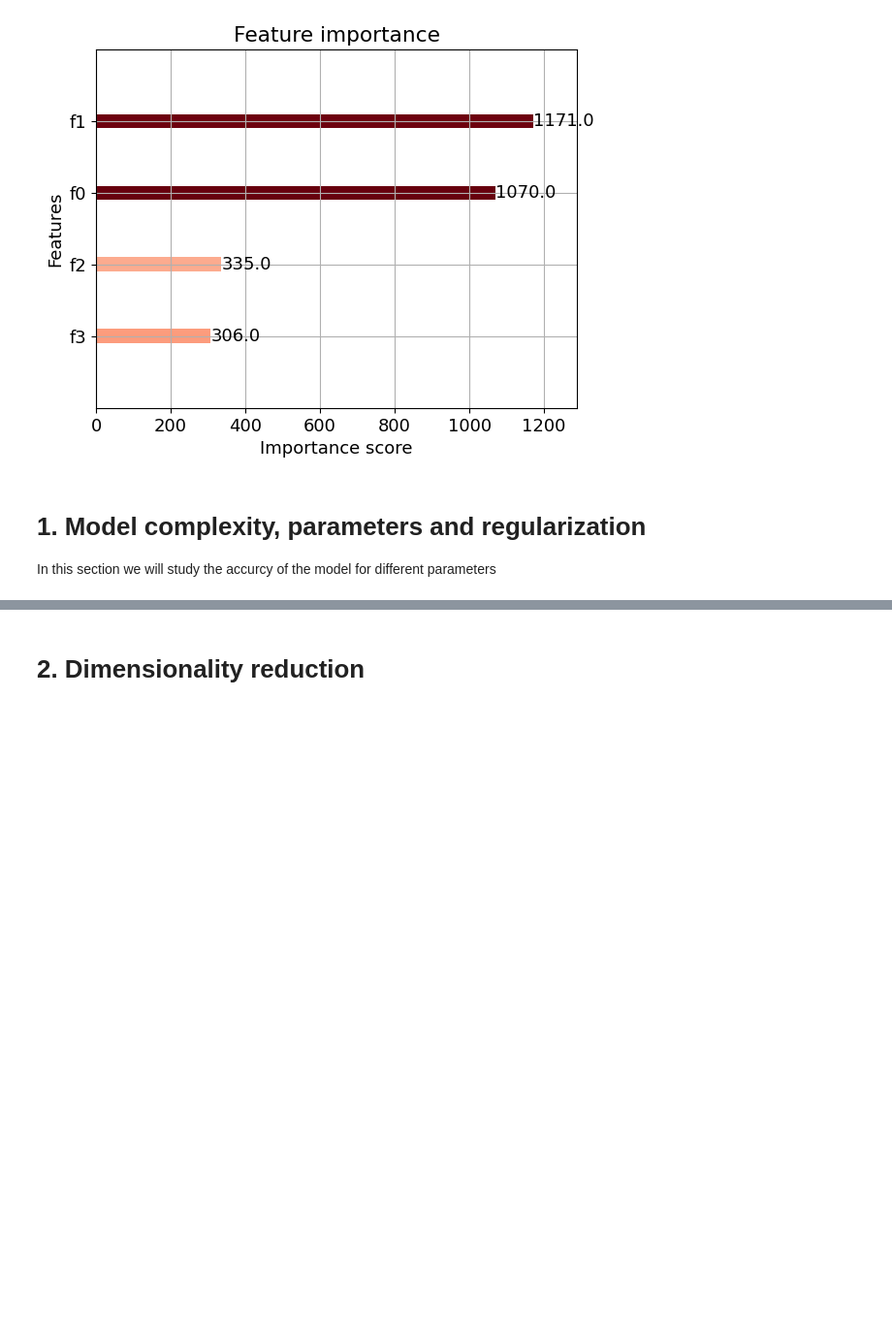
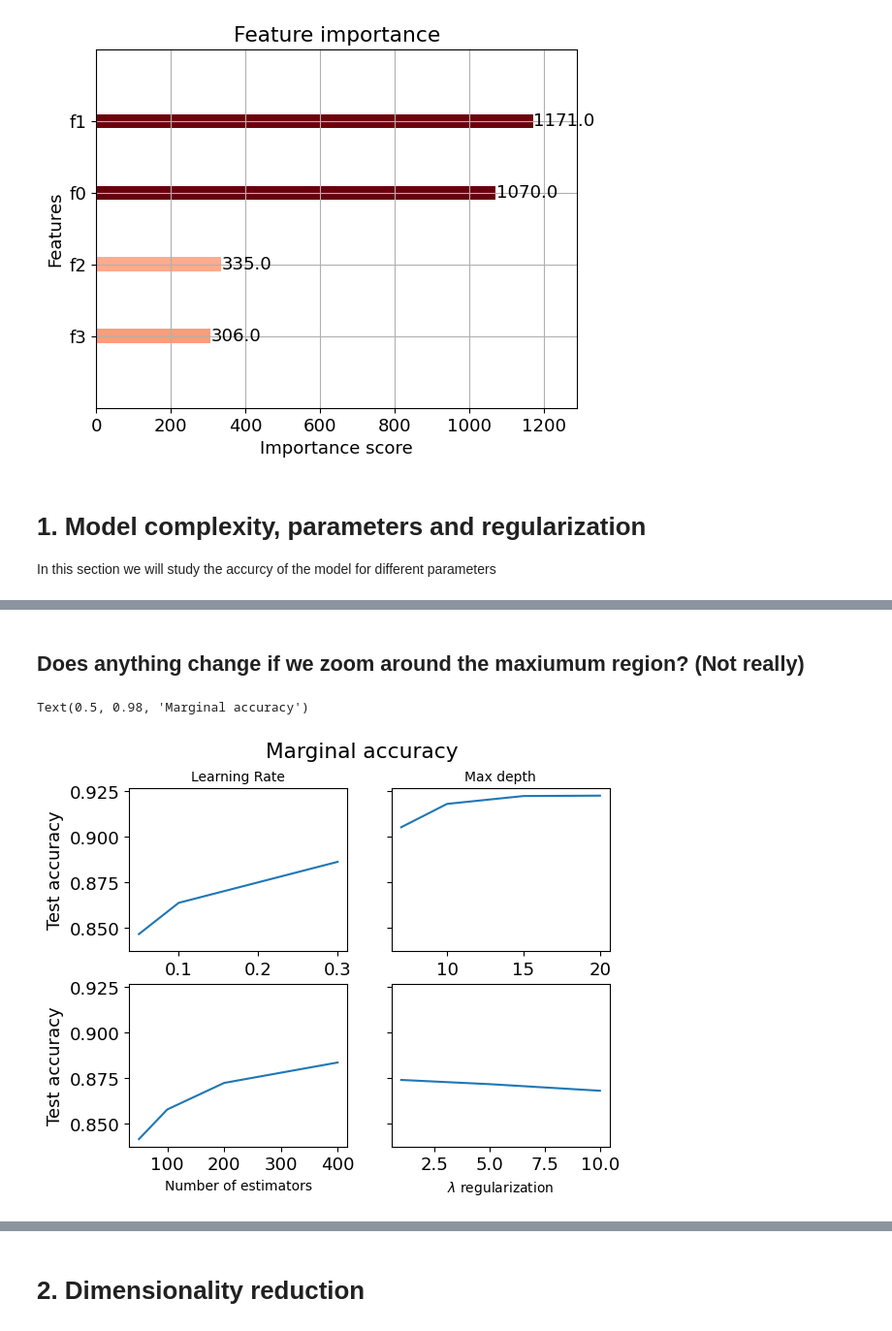
Before and after one commit to FrancescoPeron/LCP_B, a Jupyter notebook: Combining models/Es_3_punto_1_2_3.ipynb, the cells around one changed output, grey strips where cells are left out. Shown at 97% size. Cells and saved outputs as stored; diff of their text form; code cells hidden in the pictures; blank space fills up the shorter version.

```diff
--- a/Combining models/Es_3_punto_1_2_3.ipynb
+++ b/Combining models/Es_3_punto_1_2_3.ipynb
@@ -334,0 +327,49 @@ ax.plot(lambda_val_list[:-2], res[:-2])
+# %% [markdown]
+## Does anything change if we zoom around the maxiumum region? (Not really)
+# %%
+n_estimators_list  = [50, 100, 200, 400]
+max_depth_list     = [7, 10, 15, 20]
+learning_rate_list = [0.05, 0.1, 0.3]
+lambda_val_list = [1, 5, 10,]
+mean_val_vs_lr = []
+mean_val_vs_depth = []
+mean_val_vs_nest = []
+mean_val_vs_lambda = []
+results = np.array(results)
+
+
+for n_est in n_estimators_list:
+    mask = results[:,0] == n_est
+    mean_val_vs_nest.append(np.mean(results[mask, 5]))
+
+for depth in max_depth_list:
+    mask = results[:,1] == depth
+    mean_val_vs_depth.append(np.mean(results[mask, 5]))
+
+for lr in learning_rate_list:
+    mask = results[:,2] == lr
+    mean_val_vs_lr.append(np.mean(results[mask, 5]))
+
+
+
+for l in lambda_val_list:
+    mask = results[:,3] == l
+    mean_val_vs_lambda.append(np.mean(results[mask, 5]))
+
+
+fig, axes = plt.subplots(nrows=2,ncols=2, sharey=True)
+
+axes[0][0].plot(learning_rate_list, mean_val_vs_lr)
+axes[0][0].set_title("Learning Rate", fontsize=10)
+axes[0][0].set_ylabel("Test accuracy")
+axes[0][1].plot(max_depth_list, mean_val_vs_depth)
+axes[0][1].set_title("Max depth", fontsize=10)
+axes[1][0].plot(n_estimators_list, mean_val_vs_nest)
+axes[1][0].set_xlabel("Number of estimators", fontsize=10)
+axes[1][0].set_ylabel("Test accuracy")
+axes[1][1].plot(lambda_val_list, mean_val_vs_lambda)
+axes[1][1].set_xlabel("$\lambda$ regularization", fontsize=10)
+fig.suptitle("Marginal accuracy")
+# %% [output]
+Text(0.5, 0.98, 'Marginal accuracy')
+[figure, added]
```
Also changed, not shown: parts of 15 cells of this notebook.
